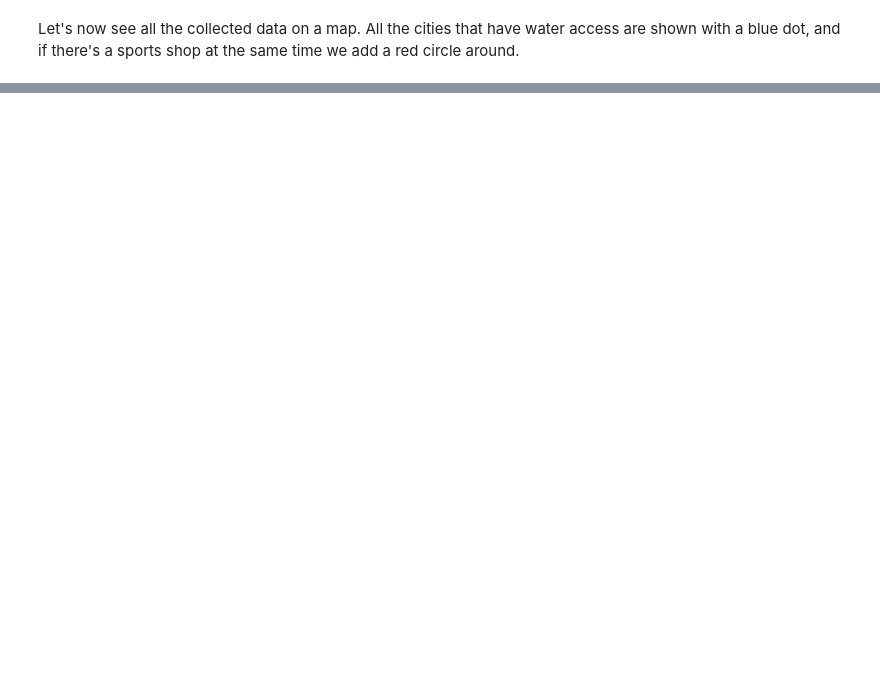
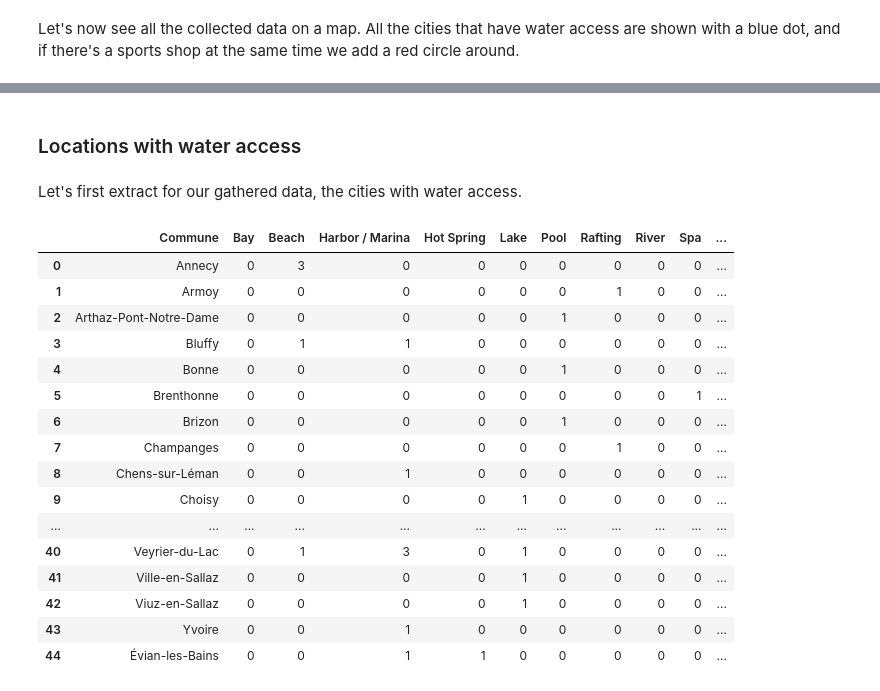
Before and after one commit to SandrineMetral/Coursera_Capstone, a Jupyter notebook: The Battle of Neighborhoods.ipynb, the cells around one changed output, grey strips where cells are left out. Saved outputs shown, nothing was run; the diff lists cells and outputs as text; code cells hidden in the pictures; blank space fills up the shorter version.

```diff
--- a/The Battle of Neighborhoods.ipynb
+++ b/The Battle of Neighborhoods.ipynb
@@ -415,0 +427,28 @@ This concludes the data gathering phase - we're now ready to use this data for a
+# %% [markdown]
+### Locations with water access
+# %% [markdown]
+Let's first extract for our gathered data, the cities with water access.
+# %%
+df_noshop= df[df['Sporting Goods Shop']==0].reset_index(drop=True)
+# %%
+df_noshop.drop({'Sporting Goods Shop'},axis=1,inplace=True)
+# %%
+df_noshop
+# %% [output]
+|  | Commune | Bay | Beach | Harbor / Marina | Hot Spring | Lake | Pool | Rafting | River | Spa | ... |
+| 0 | Annecy | 0 | 3 | 0 | 0 | 0 | 0 | 0 | 0 | 0 | ... |
+| 1 | Armoy | 0 | 0 | 0 | 0 | 0 | 0 | 1 | 0 | 0 | ... |
+| 2 | Arthaz-Pont-Notre-Dame | 0 | 0 | 0 | 0 | 0 | 1 | 0 | 0 | 0 | ... |
+| 3 | Bluffy | 0 | 1 | 1 | 0 | 0 | 0 | 0 | 0 | 0 | ... |
+| 4 | Bonne | 0 | 0 | 0 | 0 | 0 | 1 | 0 | 0 | 0 | ... |
+| 5 | Brenthonne | 0 | 0 | 0 | 0 | 0 | 0 | 0 | 0 | 1 | ... |
+| 6 | Brizon | 0 | 0 | 0 | 0 | 0 | 1 | 0 | 0 | 0 | ... |
+| 7 | Champanges | 0 | 0 | 0 | 0 | 0 | 0 | 1 | 0 | 0 | ... |
+| 8 | Chens-sur-Léman | 0 | 0 | 1 | 0 | 0 | 0 | 0 | 0 | 0 | ... |
+| 9 | Choisy | 0 | 0 | 0 | 0 | 1 | 0 | 0 | 0 | 0 | ... |
+| ... | ... | ... | ... | ... | ... | ... | ... | ... | ... | ... | ... |
+| 40 | Veyrier-du-Lac | 0 | 1 | 3 | 0 | 1 | 0 | 0 | 0 | 0 | ... |
+| 41 | Ville-en-Sallaz | 0 | 0 | 0 | 0 | 1 | 0 | 0 | 0 | 0 | ... |
+| 42 | Viuz-en-Sallaz | 0 | 0 | 0 | 0 | 1 | 0 | 0 | 0 | 0 | ... |
+| 43 | Yvoire | 0 | 0 | 1 | 0 | 0 | 0 | 0 | 0 | 0 | ... |
+| 44 | Évian-les-Bains | 0 | 0 | 1 | 1 | 0 | 0 | 0 | 0 | 0 | ... |
```
Also changed, not shown: parts of 42 cells of this notebook.
